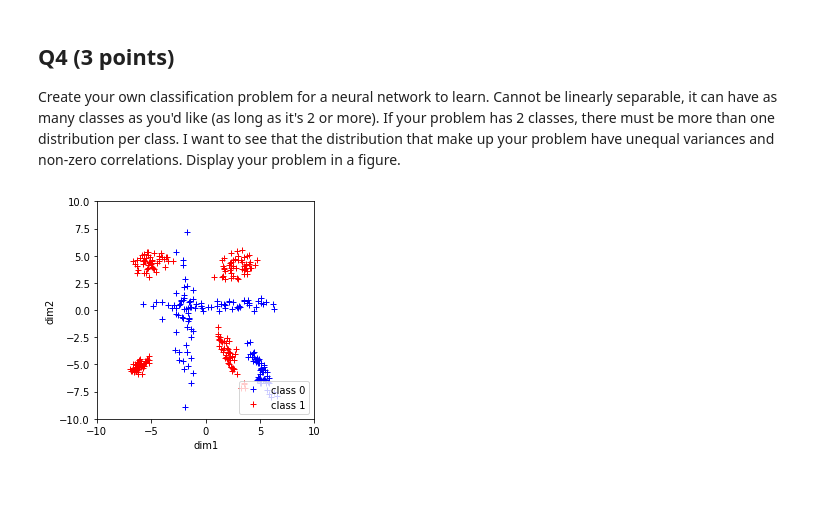
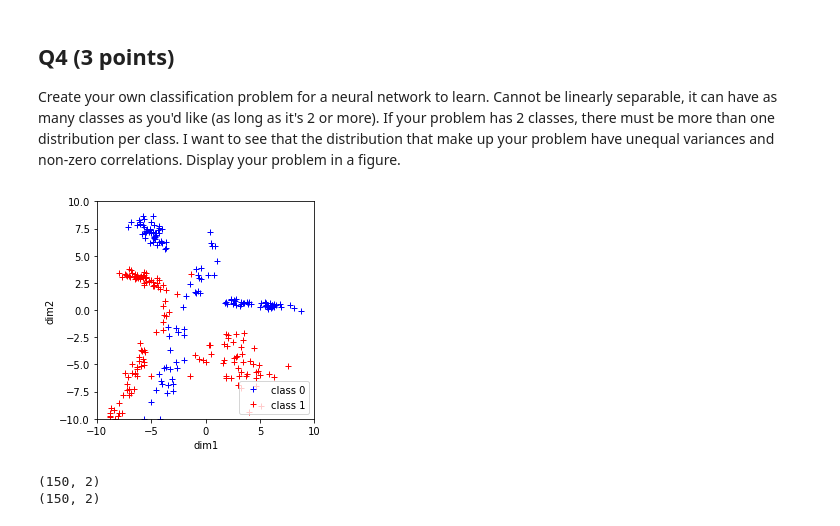
Before and after one commit to kdmalc/CompNeuro, a Jupyter notebook: 06/Homework6_Malcolm.ipynb, the cells around one changed output. Cells and saved outputs as stored; diff of their text form; code cells hidden in the pictures; blank space fills up the shorter version.

```diff
--- a/06/Homework6_Malcolm.ipynb
+++ b/06/Homework6_Malcolm.ipynb
@@ -226,8 +228,8 @@ Create a plot of training accuracy as a function of epoch, create a plot of both
 # %%
 # generate test pattern array
 
-xymin = -5.5
-xymax = 5.5
+xymin = -10
+xymax = 10
 Npts = 25
 xv, yv = np.meshgrid(np.linspace(xymin, xymax, Npts),
                      np.linspace(xymin, xymax, Npts))
@@ -345,59 +296,65 @@ Create your own classification problem for a neural network to learn.  Cannot be
 # %%
 # classification problem used in Q4
 
-# Left, tall vertical
+# Center diagonal
 mx0 = -2.;  my0 = -1.
-sx0 = 0.5;  sy0 = 3.
-r0 = 0.
+sx0 = 2;  sy0 = 6
+r0 = 0.96
 # Right, long horizontal
-mx1 = 1.; my1 = 0.5
-sx1 = 3;  sy1 = 0.25
-r1 = 0.
+mx1 = 5.; my1 = 0.5
+sx1 = 2;  sy1 = 0.25
+r1 = -0.75
+# Top left
+mx2 = -5; my2 = 7
+sx2 = 0.86;  sy2 = 0.76
+r2 = -0.7
+#######################################################################
+# Diagonal Right
+mx4 = -6.; my4 = -5.
+sx4 = 2; sy4 = 4
+r4 = 0.97
 # Bottom right
-mx1p5 = 5.; my1p5 = -5.5
-#sx5 = 0.5; sy5 = 1.
-#r5 = -1.
-#######################################################################
-# Top right
-mx3 = 3.;  my3 = 4.
-sx3 = 1.; sy3 = 0.75
-r3 = 0.
-# Bottom left
-mx4 = -6.; my4 = -5.
-sx4 = 0.5; sy4 = 0.5
-r4 = 0.65
-# Bottom right
-mx5 = 2.; my5 = -4.
-sx5 = 0.5; sy5 = 1.
-r5 = -0.77
+mx5 = 3.; my5 = -5.
+sx5 = 2; sy5 = 1.5
+r5 = -0.5
 # Top left
-mx6 = -5.; my6 = 4.5
+mx6 = -6.; my6 = 3
 sx6 = 1; sy6 = 0.5
-r6 = 0.25
+r6 = -0.75
 #######################################################################
 N = 50
 sample_0 = gensamples(N, mx0, my0, sx0, sy0, r0)
 sample_1 = gensamples(N, mx1, my1, sx1, sy1, r1)
-sample_1p5 = gensamples(N, mx1p5, my1p5, sx5, sy5, r5)
-sample0 = np.concatenate((sample_0, sample_1, sample_1p5), axis=0)
+sample_2 = gensamples(N, mx2, my2, sx2, sy2, r2)
+sample0 = np.concatenate((sample_0, sample_1, sample_2), axis=0)
 
-sample_3 = gensamples(N, mx3, my3, sx3, sy3, r3)
 sample_4 = gensamples(N, mx4, my4, sx4, sy4, r4)
 sample_5 = gensamples(N, mx5, my5, sx5, sy5, r5)
 sample_6 = gensamples(N, mx6, my6, sx6, sy6, r6)
-sample1 = np.concatenate((sample_3, sample_4, sample_5, sample_6), axis=0)
+sample1 = np.concatenate((sample_4, sample_5, sample_6), axis=0)
 
 # plot example
 plt.plot(sample0[:,0],sample0[:,1],'b+',sample1[:,0],sample1[:,1],'r+')
 plt.xlabel('dim1')
 plt.ylabel('dim2')
 plt.axis('equal')
 plt.axis('square')
 plt.legend(('class 0', 'class 1'), loc='lower right')
 xymin = -10; xymax = 10
 plt.ylim((xymin,xymax))
 plt.xlim((xymin,xymax))
 plt.show()
+
+# All training patterns
+train_array2 = np.concatenate((sample0, sample1), axis=0)
+# Create the teacher
+train_labels_onehot2 = np.concatenate((np.zeros((sample0.shape[0],1)), np.ones((sample1.shape[0],1))))
 # %% [output]
-[figure, old version]
+[figure, new version]
+# %%
+print(sample0.shape)
+print(sample1.shape)
+# %% [output]
+(150, 2)
+(150, 2)
 # %% [markdown]
```
Also changed, not shown: parts of 17 cells of this notebook, 2 other files.
